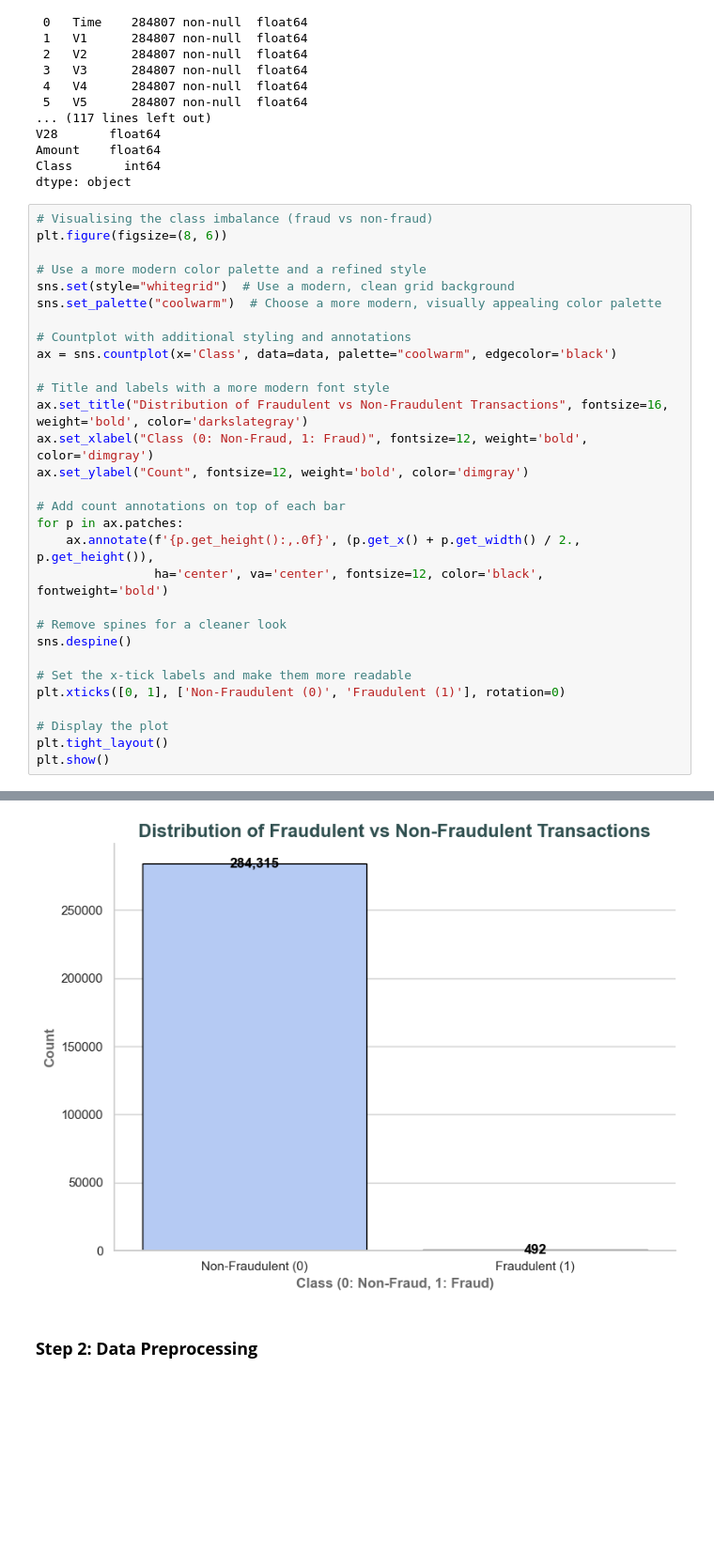
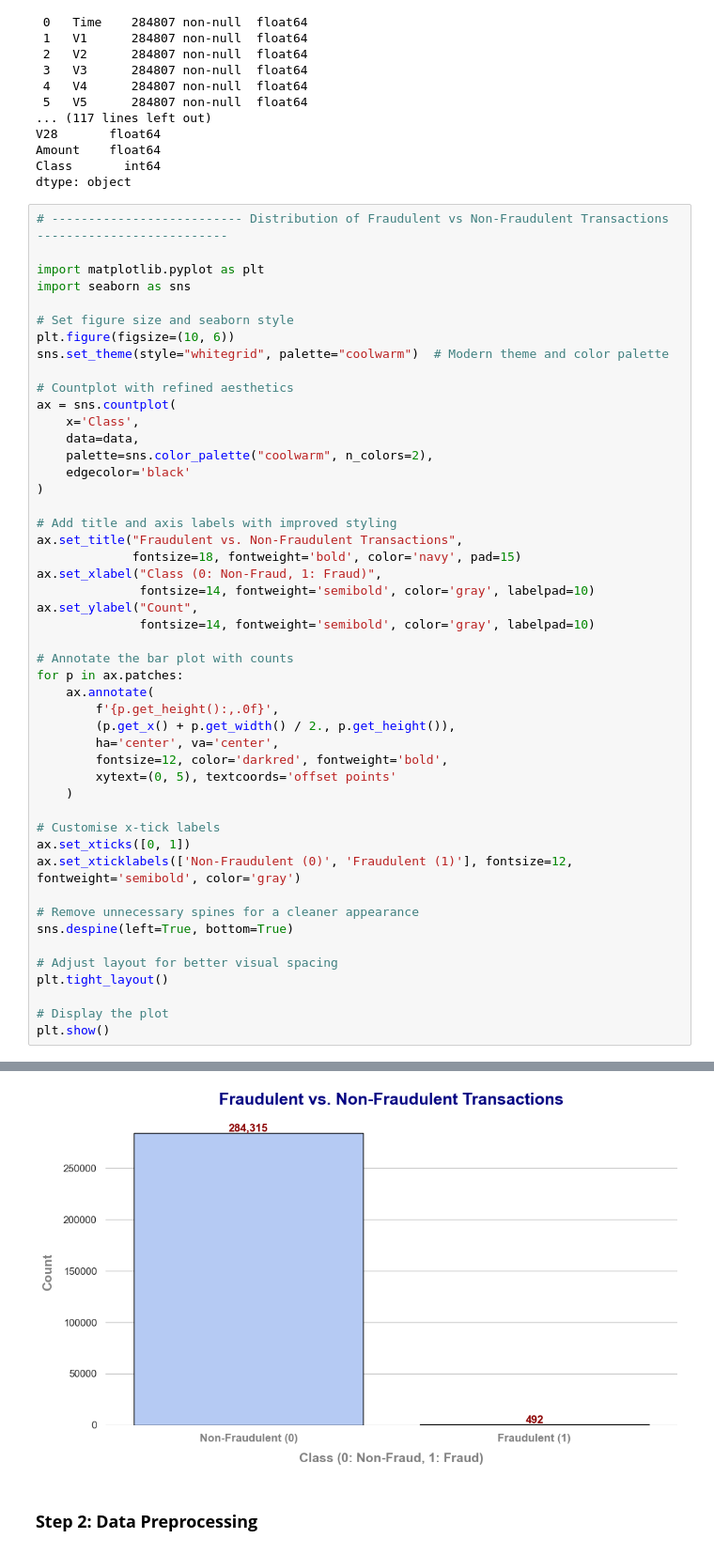
Before and after one commit to nafisalawalidris/Advanced-Fraud-Detection-with-Anomaly-Detection, a Jupyter notebook: advanced_fraud_detection.ipynb, the cells around one changed output, grey strips where cells are left out. Shown: that part at 94% size. Cells and saved outputs as stored; diff of their text form; blank space fills up the shorter version.

```diff
--- a/advanced_fraud_detection.ipynb
+++ b/advanced_fraud_detection.ipynb
@@ -142,34 +207,52 @@ Amount    float64
 Class       int64
 dtype: object
 # %%
-# Visualising the class imbalance (fraud vs non-fraud)
-plt.figure(figsize=(8, 6))
+# -------------------------- Distribution of Fraudulent vs Non-Fraudulent Transactions --------------------------
 
-# Use a more modern color palette and a refined style
-sns.set(style="whitegrid")  # Use a modern, clean grid background
-sns.set_palette("coolwarm")  # Choose a more modern, visually appealing color palette
+import matplotlib.pyplot as plt
+import seaborn as sns
 
-# Countplot with additional styling and annotations
-ax = sns.countplot(x='Class', data=data, palette="coolwarm", edgecolor='black')
+# Set figure size and seaborn style
+plt.figure(figsize=(10, 6))
+sns.set_theme(style="whitegrid", palette="coolwarm")  # Modern theme and color palette
 
-# Title and labels with a more modern font style
-ax.set_title("Distribution of Fraudulent vs Non-Fraudulent Transactions", fontsize=16, weight='bold', color='darkslategray')
-ax.set_xlabel("Class (0: Non-Fraud, 1: Fraud)", fontsize=12, weight='bold', color='dimgray')
-ax.set_ylabel("Count", fontsize=12, weight='bold', color='dimgray')
+# Countplot with refined aesthetics
+ax = sns.countplot(
+    x='Class',
+    data=data,
+    palette=sns.color_palette("coolwarm", n_colors=2),
+    edgecolor='black'
+)
 
-# Add count annotations on top of each bar
+# Add title and axis labels with improved styling
+ax.set_title("Fraudulent vs. Non-Fraudulent Transactions",
+             fontsize=18, fontweight='bold', color='navy', pad=15)
+ax.set_xlabel("Class (0: Non-Fraud, 1: Fraud)",
+              fontsize=14, fontweight='semibold', color='gray', labelpad=10)
+ax.set_ylabel("Count",
+              fontsize=14, fontweight='semibold', color='gray', labelpad=10)
+
+# Annotate the bar plot with counts
 for p in ax.patches:
-    ax.annotate(f'{p.get_height():,.0f}', (p.get_x() + p.get_width() / 2., p.get_height()),
-                ha='center', va='center', fontsize=12, color='black', fontweight='bold')
+    ax.annotate(
+        f'{p.get_height():,.0f}',
+        (p.get_x() + p.get_width() / 2., p.get_height()),
+        ha='center', va='center',
+        fontsize=12, color='darkred', fontweight='bold',
+        xytext=(0, 5), textcoords='offset points'
+    )
 
-# Remove spines for a cleaner look
-sns.despine()
+# Customise x-tick labels
+ax.set_xticks([0, 1])
+ax.set_xticklabels(['Non-Fraudulent (0)', 'Fraudulent (1)'], fontsize=12, fontweight='semibold', color='gray')
 
-# Set the x-tick labels and make them more readable
-plt.xticks([0, 1], ['Non-Fraudulent (0)', 'Fraudulent (1)'], rotation=0)
+# Remove unnecessary spines for a cleaner appearance
+sns.despine(left=True, bottom=True)
+
+# Adjust layout for better visual spacing
+plt.tight_layout()
 
 # Display the plot
-plt.tight_layout()
 plt.show()
 # %% [output]
 Passing `palette` without assigning `hue` is deprecated and will be removed in v0.14.0. Assign the `x` variable to `hue` and set `legend=False` for the same effect.
@@ -178,4 +261,4 @@ Passing `palette` without assigning `hue` is deprecated and will be removed in v
-[figure, old version]
+[figure, new version]
 # %% [markdown]
 ### **Step 2: Data Preprocessing**
 # %%
```
Also changed, not shown: parts of 9 cells of this notebook, 3 other files.
